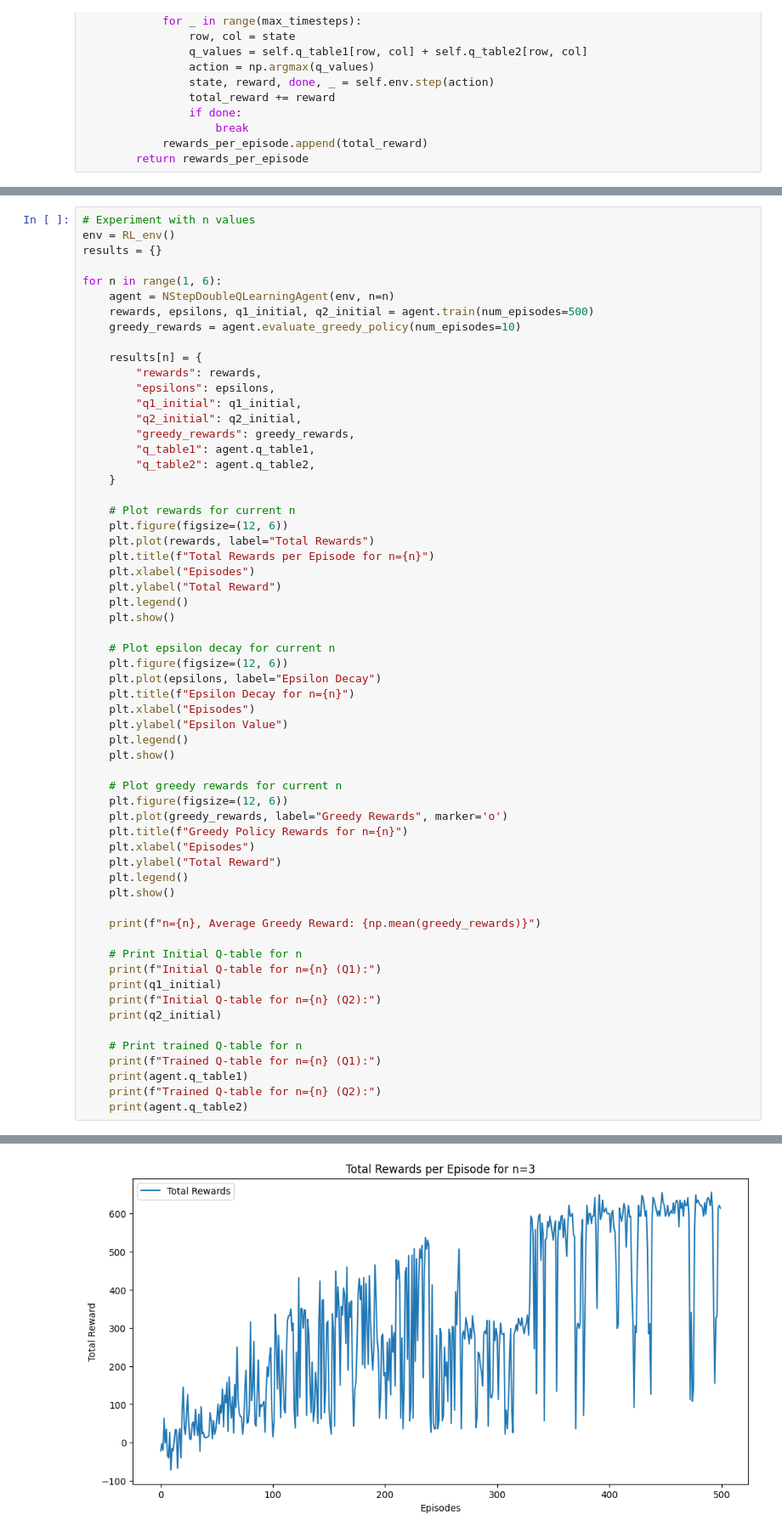
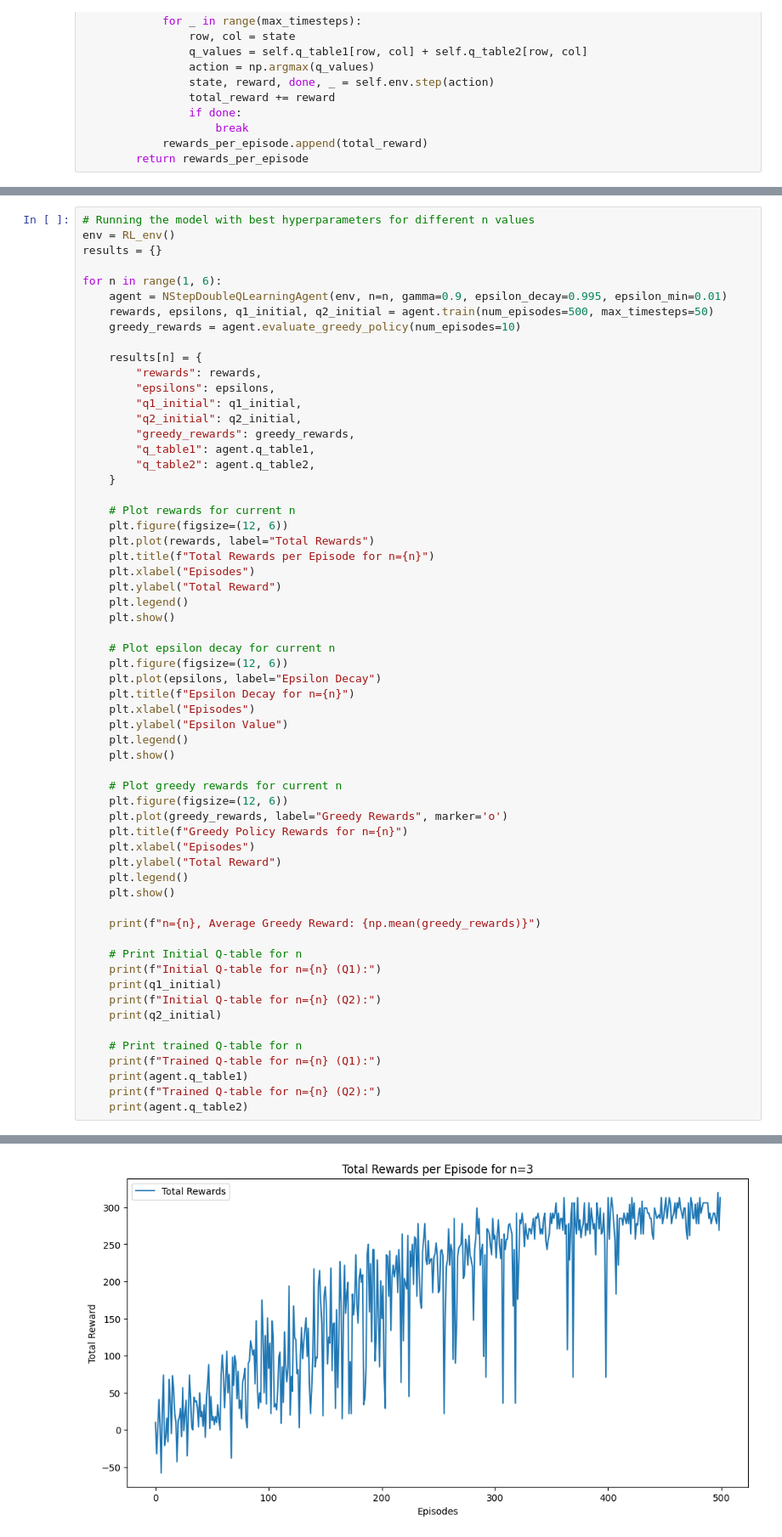
Before and after one commit to ruthvik-30/A3_ML, a Jupyter notebook: A3_part_3.ipynb, the cells around one changed output, grey strips where cells are left out. Shown at 85% size. Saved outputs shown, nothing was run; the diff lists cells and outputs as text.

Commit message:
added code to find best hyperparameters

```diff
--- a/A3_part_3.ipynb
+++ b/A3_part_3.ipynb
@@ -144,11 +225,11 @@ class NStepDoubleQLearningAgent:
 # %%
-# Experiment with n values
+# Running the model with best hyperparameters for different n values
 env = RL_env()
 results = {}
 
 for n in range(1, 6):
-    agent = NStepDoubleQLearningAgent(env, n=n)
-    rewards, epsilons, q1_initial, q2_initial = agent.train(num_episodes=500)
+    agent = NStepDoubleQLearningAgent(env, n=n, gamma=0.9, epsilon_decay=0.995, epsilon_min=0.01)
+    rewards, epsilons, q1_initial, q2_initial = agent.train(num_episodes=500, max_timesteps=50)
     greedy_rewards = agent.evaluate_greedy_policy(num_episodes=10)
 
     results[n] = {
@@ -244,5 +325,5 @@ Initial Q-table for n=2 (Q1):
   [ 0.00000000e+00  0.00000000e+00  0.00000000e+00  0.00000000e+00]]]
-[figure, old version]
+[figure, new version]
 [figure]
 [figure]
 n=3, Average Greedy Reward: 670.0
```
Also changed, not shown: parts of 3 cells of this notebook.
